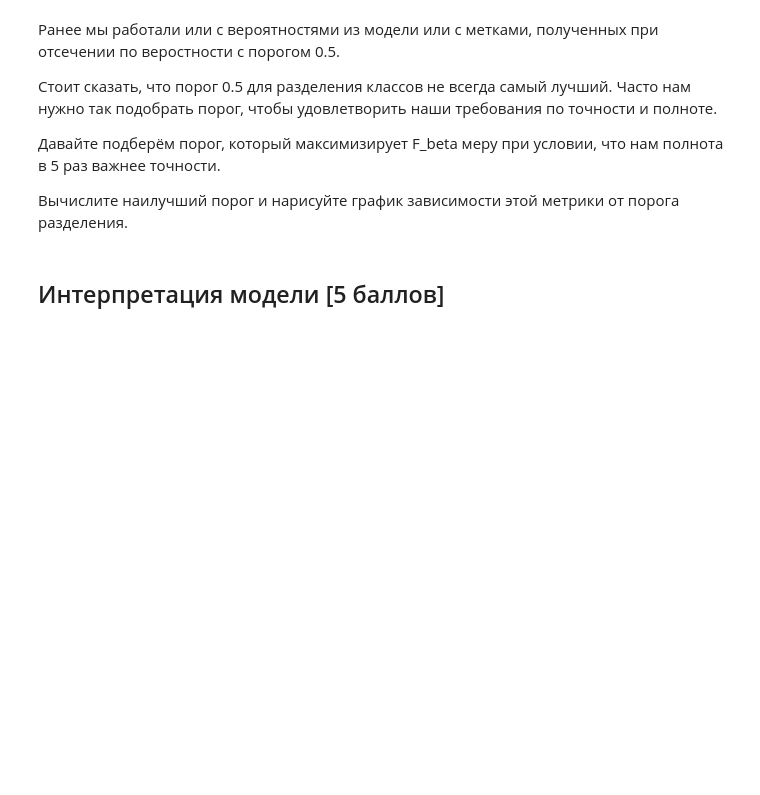
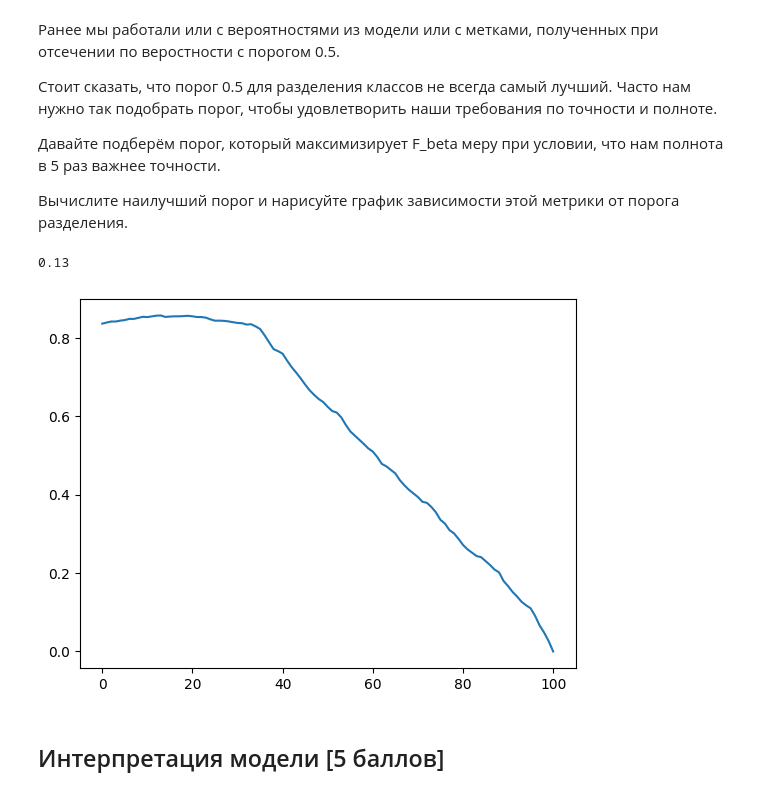
Before and after one commit to Kerblif/andan_2023-1, a Jupyter notebook: hw/hw03-logreg_must_suffer.ipynb, the cells around one changed output. Cells and saved outputs as stored; diff of their text form; code cells hidden in the pictures; blank space fills up the shorter version.

```diff
--- a/hw/hw03-logreg_must_suffer.ipynb
+++ b/hw/hw03-logreg_must_suffer.ipynb
@@ -397,12 +399,10 @@ l2 1000.0
 # %% [markdown]
 Оцените качество лучшей модели на тестовых данных аналогично предыдущим задачам.
 # %%
-model = LogisticRegression(solver="liblinear", penalty="l2", C=1000)
+model = grid.best_estimator_
 
-model.fit(X_train, y_train)
-
-p_train_pred = model.predict(X_train)
-p_test_pred = model.predict(X_test)
+p_train_pred = model.predict_proba(X_train)[:,1]
+p_test_pred = model.predict_proba(X_test)[:,1]
 
 y_train_pred = 1*(p_train_pred >= 0.5)
 y_test_pred = 1*(p_test_pred >= 0.5)
@@ -448,7 +448,20 @@ __Ваш вывод__:
 
 Вычислите наилучший порог и нарисуйте график зависимости этой метрики от порога разделения.
 # %%
-# Ваш код здесь
+threds = []
+accur = []
+
+for thred in range(0, 101, 1):
+    threds.append(thred)
+    accur.append(fbeta_score(y_test, 1*(p_test_pred >= thred / 100), beta=5 ** 0.5))
+
+best_threds = threds[accur.index(max(accur))]
+
+plt.plot(threds, accur)
+print(best_threds / 100)
+# %% [output]
+0.13
+[figure, added]
 # %% [markdown]
 ## Интерпретация модели [5 баллов]
 # %% [markdown]
```
Also changed, not shown: parts of 8 cells of this notebook.
